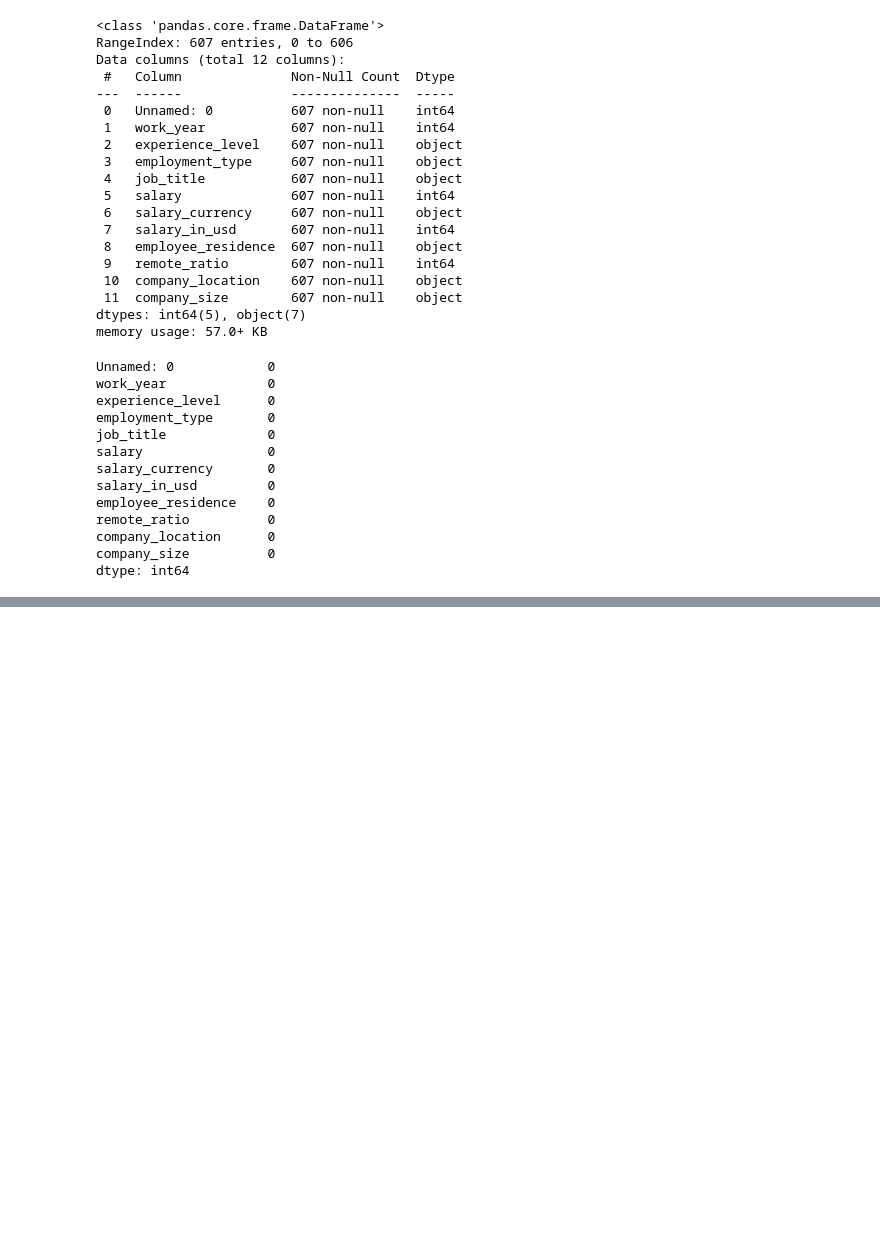
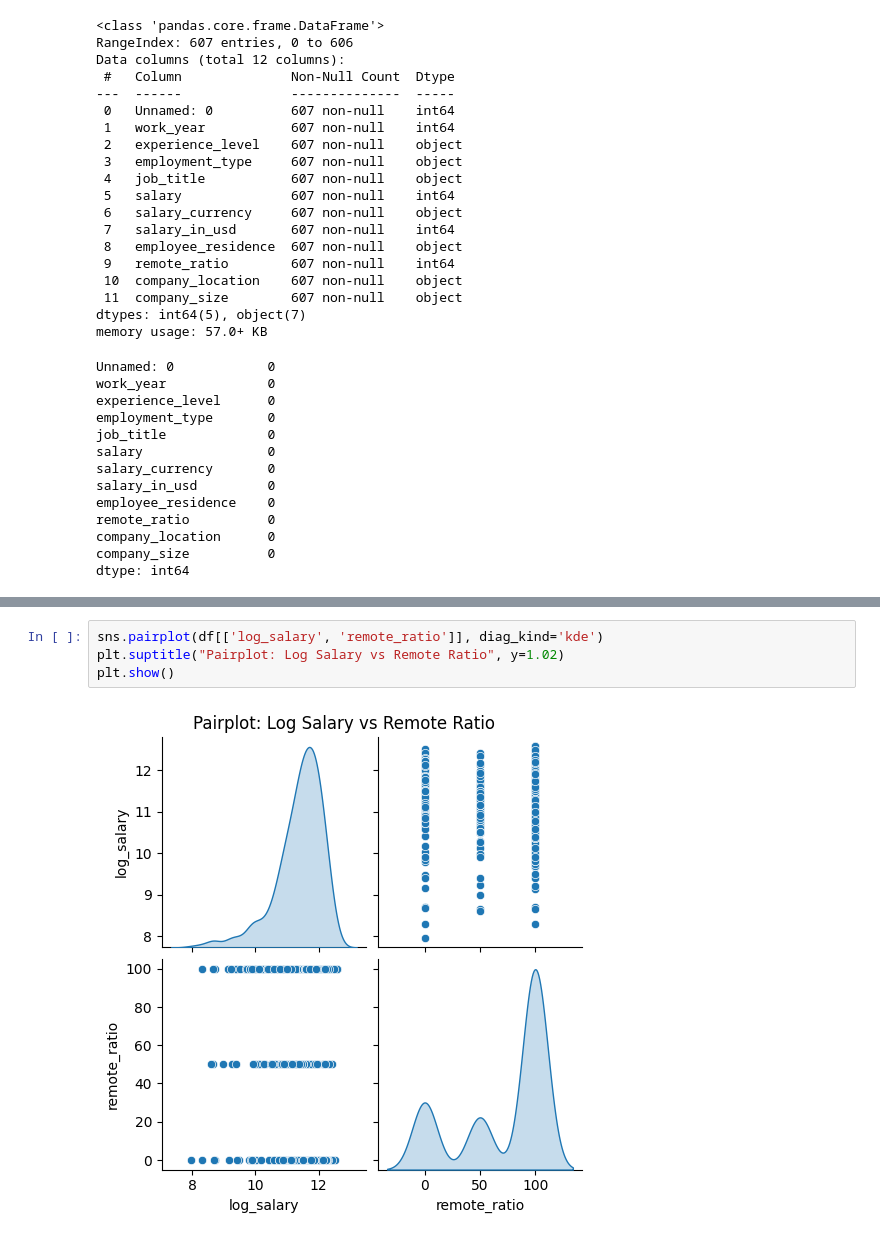
Before and after one commit to Bithi724/Job-Placement-Prediction-Salary-Estimation, a Jupyter notebook: Notebook/DS_Salary_Analysis_Project.ipynb, the cells around one changed output, grey strips where cells are left out. Drawn from its saved outputs; the diff is of its cells as text; blank space fills up the shorter version.

```diff
--- a/Notebook/DS_Salary_Analysis_Project.ipynb
+++ b/Notebook/DS_Salary_Analysis_Project.ipynb
@@ -67,0 +154,6 @@ dtype: int64
+# %%
+sns.pairplot(df[['log_salary', 'remote_ratio']], diag_kind='kde')
+plt.suptitle("Pairplot: Log Salary vs Remote Ratio", y=1.02)
+plt.show()
+# %% [output]
+[figure, added]
```
Also changed, not shown: parts of 13 cells of this notebook.
